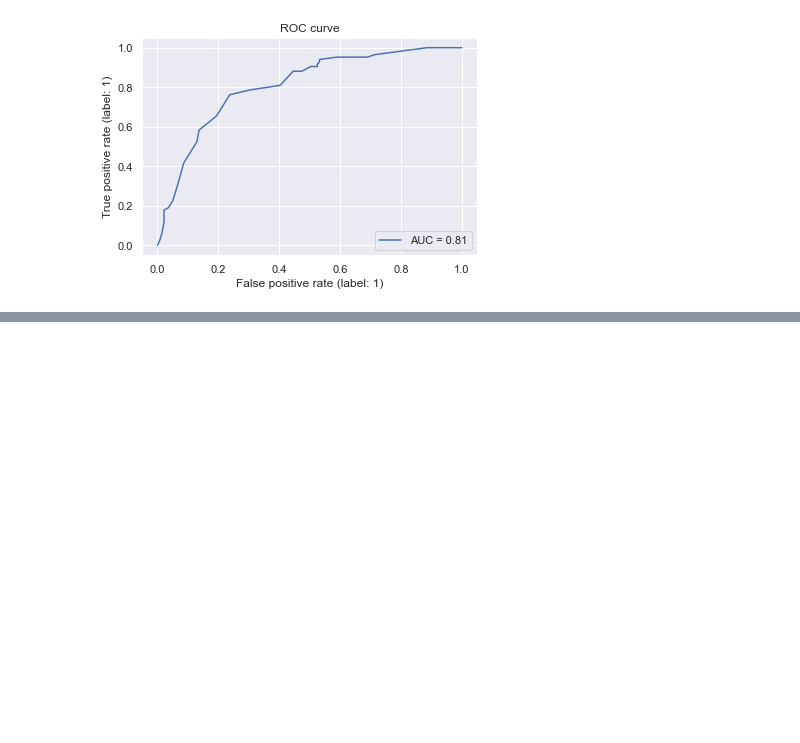
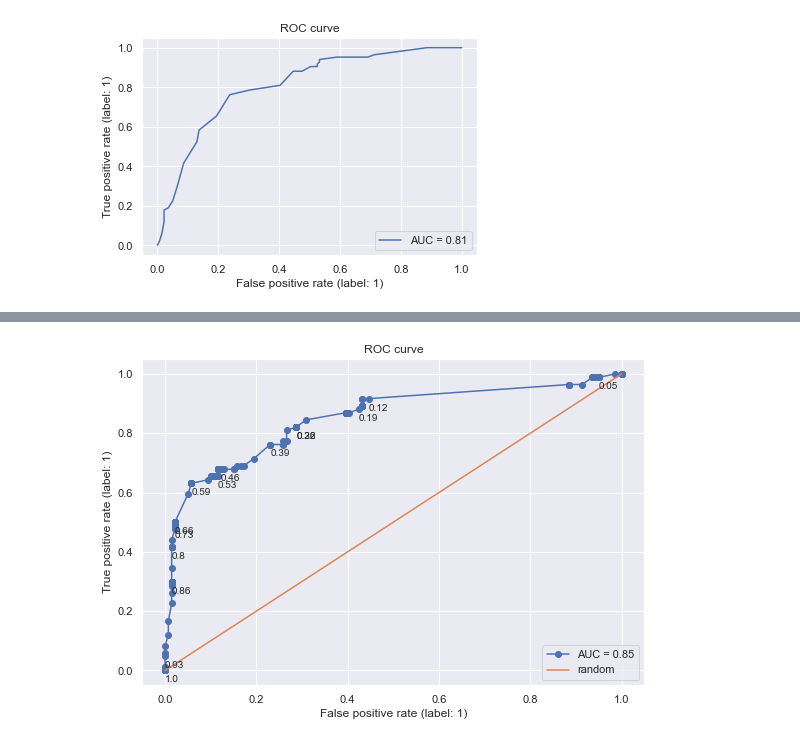
Before and after one commit to alessiogiust/DataScienceAcademy_Projects, a Jupyter notebook: AG_basic_Classifiers_evaluation.ipynb, the cells around one changed output, grey strips where cells are left out. Drawn from its saved outputs; the diff is of its cells as text; code cells hidden in the pictures; blank space fills up the shorter version.

```diff
--- a/AG_basic_Classifiers_evaluation.ipynb
+++ b/AG_basic_Classifiers_evaluation.ipynb
@@ -292,0 +331,5 @@ axs[1].set_title("sklearn ROC curve");
+# %%
+# Logistic
+my_roc_curve_plot_details(y_test1, probs1_lr, th_formula=True)
+# %% [output]
+[figure, added]
```
Also changed, not shown: parts of 5 cells of this notebook.
